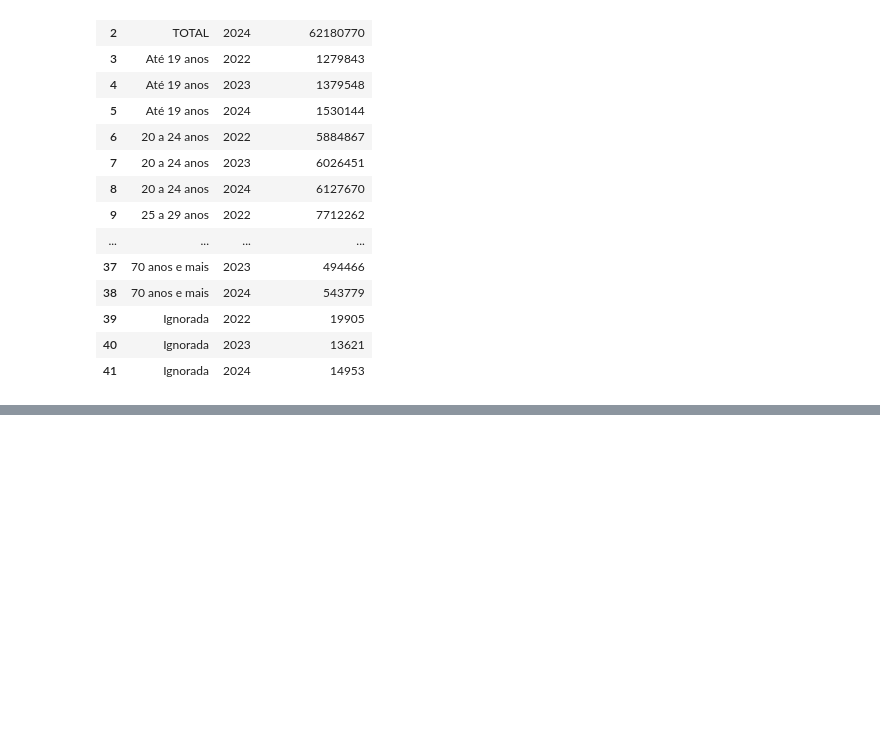
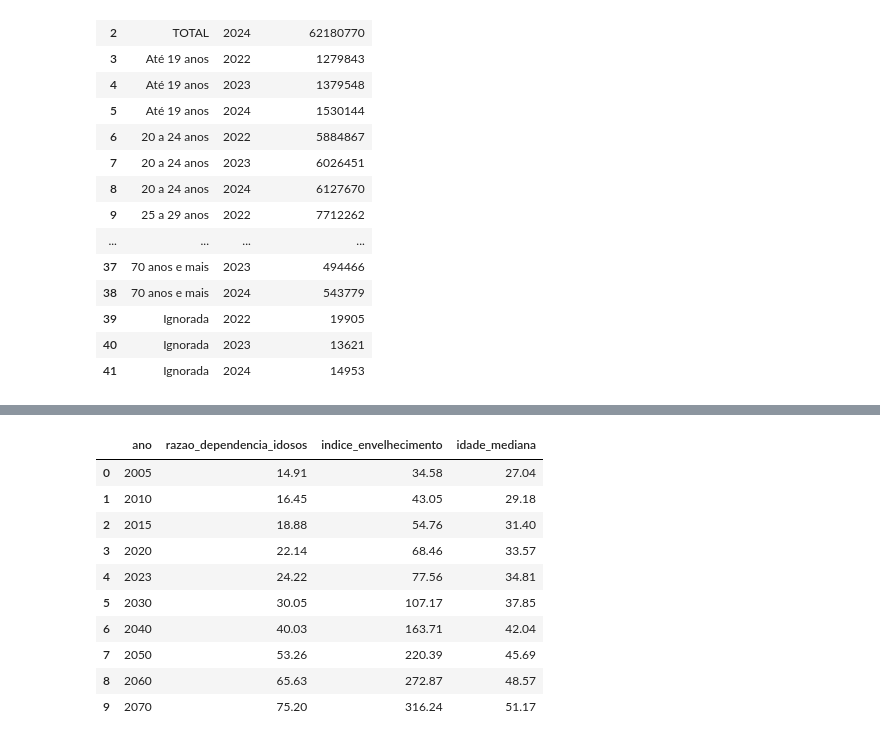
Before and after one commit to Andersonph/Estudo_Dados_Demografico, a Jupyter notebook: Demografia_Previdencia/03_gold.ipynb, the cells around one changed output, grey strips where cells are left out. Saved outputs shown, nothing was run; the diff lists cells and outputs as text; code cells hidden in the pictures; blank space fills up the shorter version.

```diff
--- a/Demografia_Previdencia/03_gold.ipynb
+++ b/Demografia_Previdencia/03_gold.ipynb
@@ -672,0 +924,26 @@ df_contribuintes_idade[
+# %%
+df_indicadores_envelhecimento = (
+    df_comparacao_demografica[
+        [
+            "ano",
+            "razao_dependencia_idosos",
+            "indice_envelhecimento",
+            "idade_mediana"
+        ]
+    ]
+    .copy()
+)
+
+df_indicadores_envelhecimento.round(2)
+# %% [output]
+|  | ano | razao_dependencia_idosos | indice_envelhecimento | idade_mediana |
+| 0 | 2005 | 14.91 | 34.58 | 27.04 |
+| 1 | 2010 | 16.45 | 43.05 | 29.18 |
+| 2 | 2015 | 18.88 | 54.76 | 31.40 |
+| 3 | 2020 | 22.14 | 68.46 | 33.57 |
+| 4 | 2023 | 24.22 | 77.56 | 34.81 |
+| 5 | 2030 | 30.05 | 107.17 | 37.85 |
+| 6 | 2040 | 40.03 | 163.71 | 42.04 |
+| 7 | 2050 | 53.26 | 220.39 | 45.69 |
+| 8 | 2060 | 65.63 | 272.87 | 48.57 |
+| 9 | 2070 | 75.20 | 316.24 | 51.17 |
```
Also changed, not shown: parts of 25 cells of this notebook, 6 other files.
